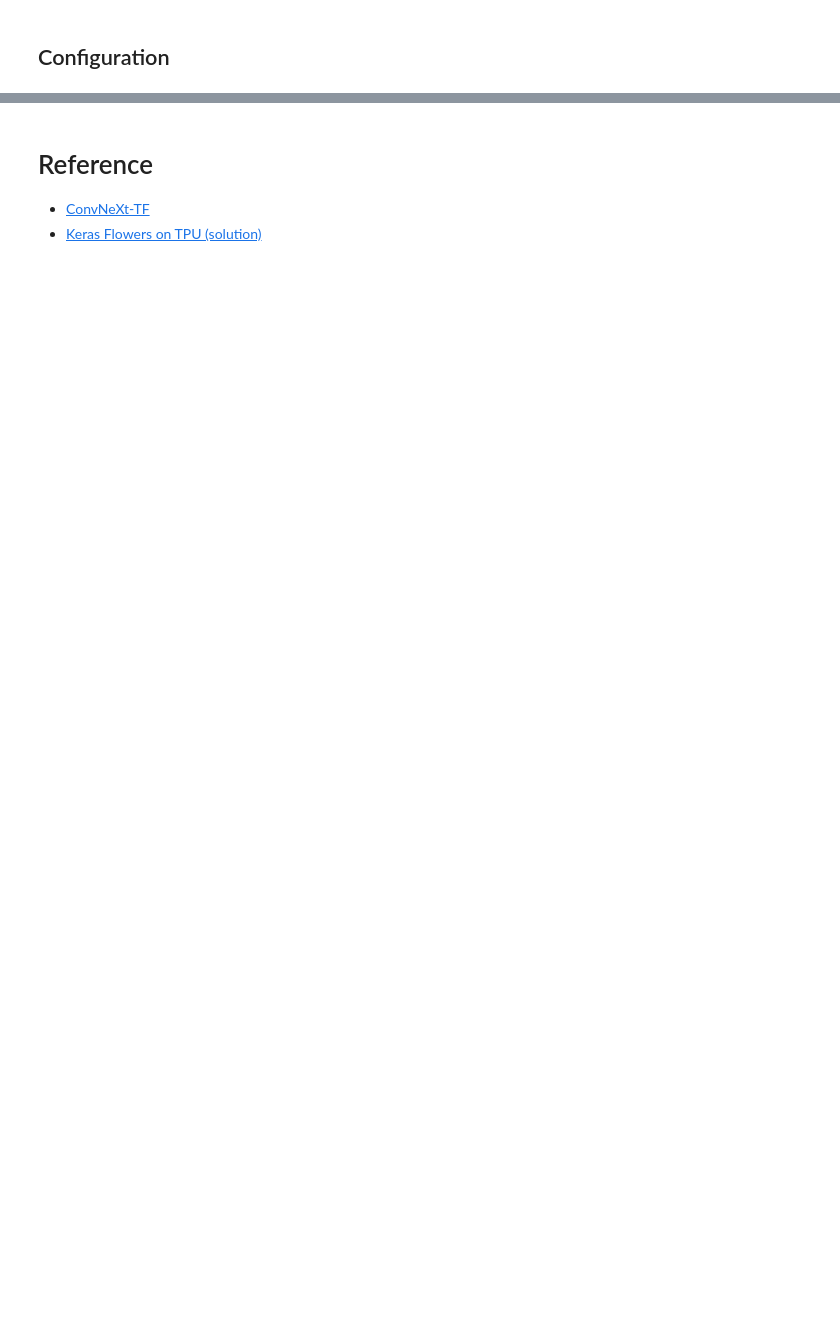
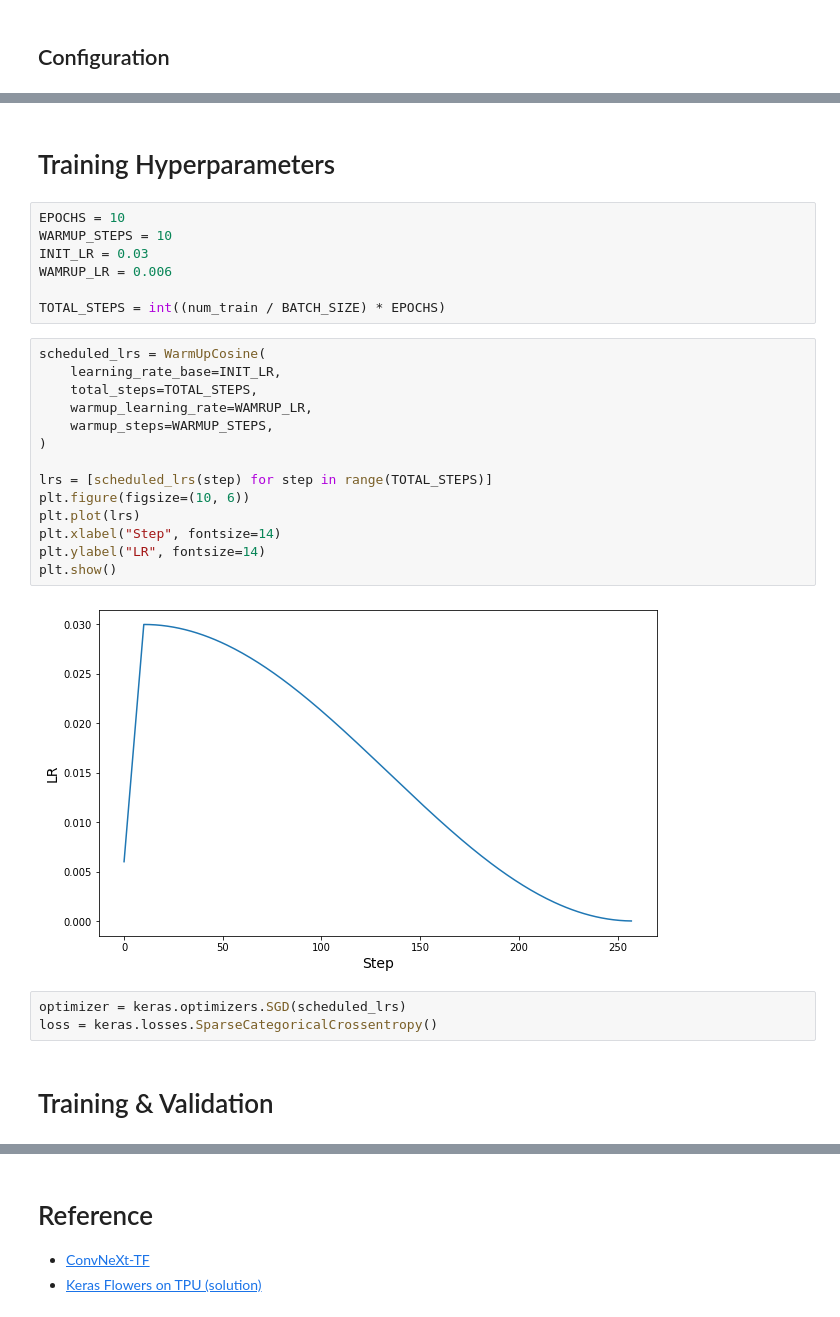
Before and after one commit to sayakpaul/ConvNeXt-TF, a Jupyter notebook: notebooks/finetune.ipynb, the cells around one changed output, grey strips where cells are left out. Drawn from its saved outputs; the diff is of its cells as text; blank space fills up the shorter version.

```diff
--- a/notebooks/finetune.ipynb
+++ b/notebooks/finetune.ipynb
@@ -287,0 +209,30 @@ display_9_images_with_predictions(some_flowers, predictions, some_labels)
+# %% [markdown]
+# Training Hyperparameters
+# %%
+EPOCHS = 10
+WARMUP_STEPS = 10
+INIT_LR = 0.03
+WAMRUP_LR = 0.006
+
+TOTAL_STEPS = int((num_train / BATCH_SIZE) * EPOCHS)
+# %%
+scheduled_lrs = WarmUpCosine(
+    learning_rate_base=INIT_LR,
+    total_steps=TOTAL_STEPS,
+    warmup_learning_rate=WAMRUP_LR,
+    warmup_steps=WARMUP_STEPS,
+)
+
+lrs = [scheduled_lrs(step) for step in range(TOTAL_STEPS)]
+plt.figure(figsize=(10, 6))
+plt.plot(lrs)
+plt.xlabel("Step", fontsize=14)
+plt.ylabel("LR", fontsize=14)
+plt.show()
+# %% [output]
+[figure, added]
+# %%
+optimizer = keras.optimizers.SGD(scheduled_lrs)
+loss = keras.losses.SparseCategoricalCrossentropy()
+# %% [markdown]
+# Training & Validation
```
Also changed, not shown: parts of 38 cells of this notebook.
